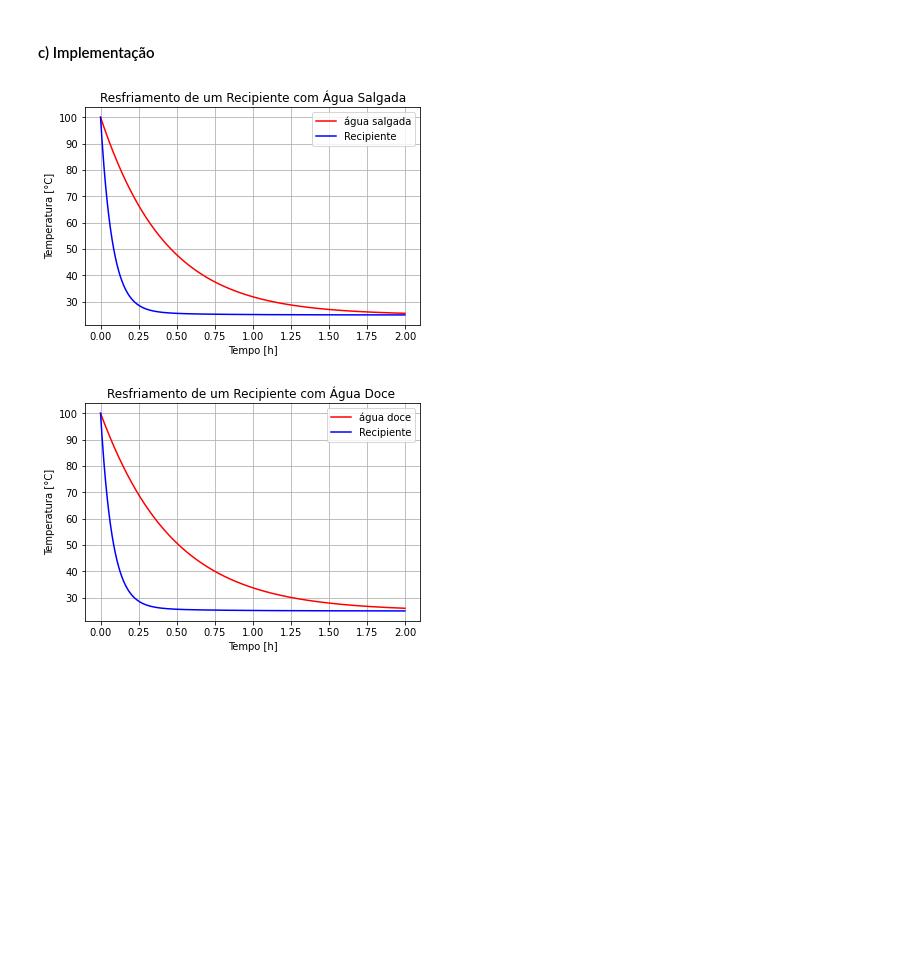
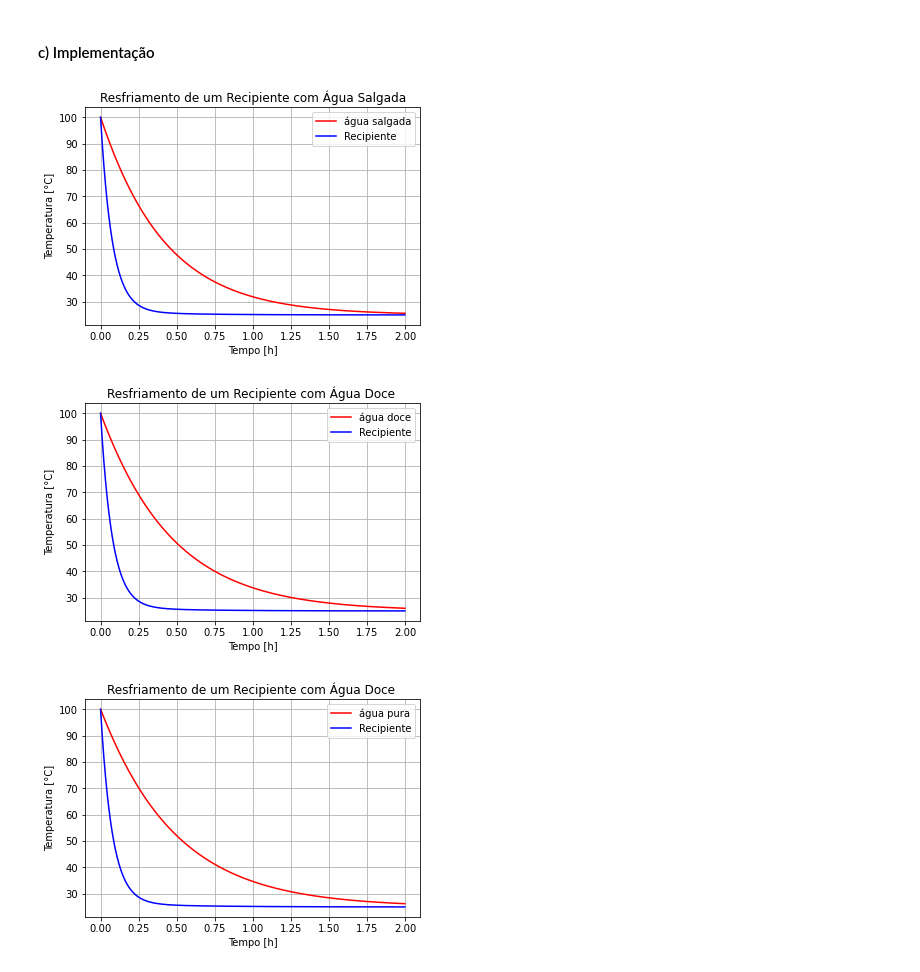
Before and after one commit to dourado-rafa/ModssimProjeto2, a Jupyter notebook: P2.ipynb, the cells around one changed output. Cells and saved outputs as stored; diff of their text form; code cells hidden in the pictures; blank space fills up the shorter version.

Commit message:
plotando modelo agua pura

```diff
--- a/P2.ipynb
+++ b/P2.ipynb
@@ -162,30 +162,46 @@ Tl_y1 = list(Xy1[:,0] - 273.15)
 
 Tr_y1 = list(Xy1[:,1] - 273.15)
 
 Xy2= odeint(modelo2, X0, tempo_s)
 
 Tl_y2= list(Xy2[:,0]-273.15)
 
 Tr_y2= list(Xy2[:,1]-273.15)
 
+Xy3= odeint(modelo3, X0, tempo_s)
+
+Tl_y3= list(Xy3[:,0]-273.15)
+
+Tr_y3= list(Xy3[:,1]-273.15)
+
 # plt.plot(t_lista_exp, To_lista_exp, label="Experimento")
 plt.plot(tempo_h, Tl_y1, color="red", label="água salgada")
 plt.plot(tempo_h, Tr_y1, color="blue", label="Recipiente")
 plt.title("Resfriamento de um Recipiente com Água Salgada")
 plt.xlabel("Tempo [h]")
 plt.ylabel("Temperatura [°C]")
 plt.legend()
 plt.grid()
 plt.show()
 
 plt.plot(tempo_h, Tl_y2, color= "red", label="água doce")
 plt.plot(tempo_h, Tr_y2, color= "blue", label= "Recipiente")
 plt.title("Resfriamento de um Recipiente com Água Doce ")
 plt.xlabel("Tempo [h]")
 plt.ylabel("Temperatura [°C]")
 plt.legend()
 plt.grid()
 plt.show()
+
+plt.plot(tempo_h, Tl_y3, color= "red", label="água pura")
+plt.plot(tempo_h, Tr_y3, color= "blue", label= "Recipiente")
+plt.title("Resfriamento de um Recipiente com Água Doce ")
+plt.xlabel("Tempo [h]")
+plt.ylabel("Temperatura [°C]")
+plt.legend()
+plt.grid()
+plt.show()
 # %% [output]
 [figure]
 [figure]
+[figure, added]
```
